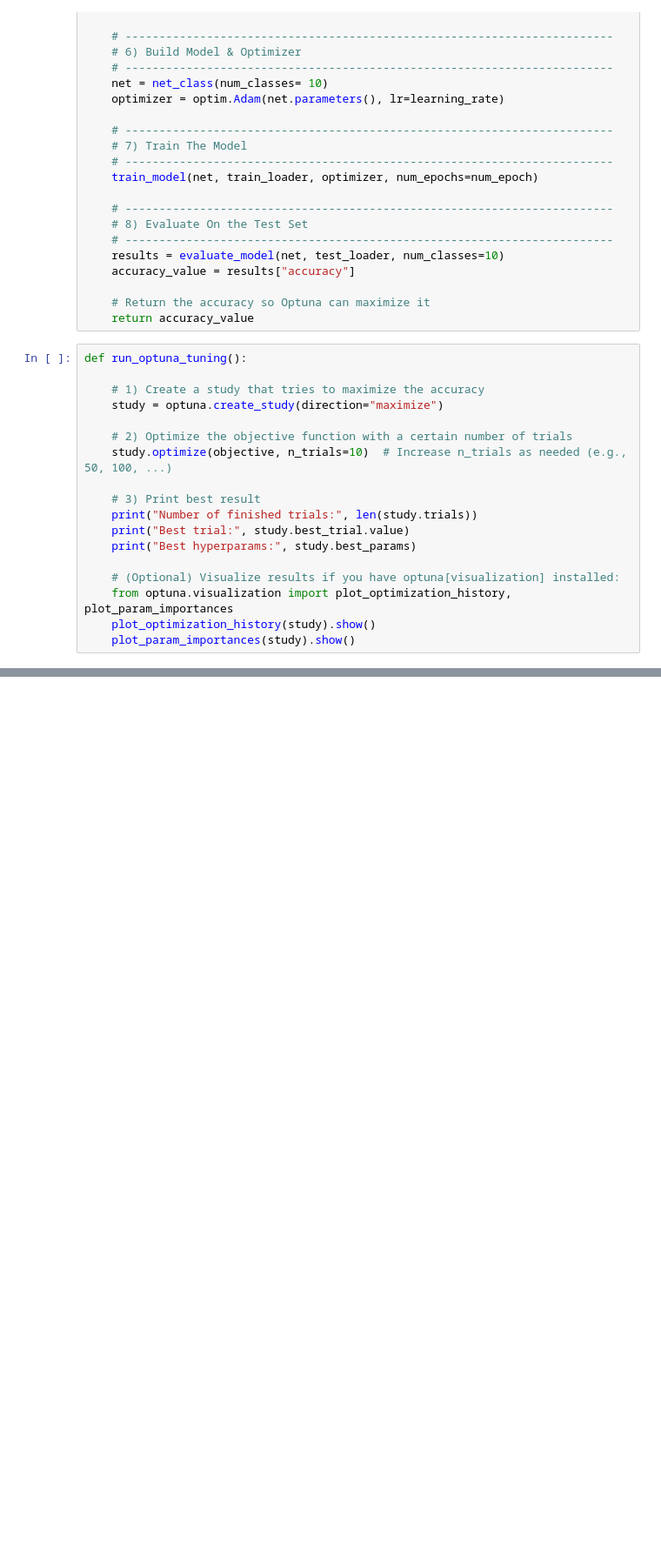
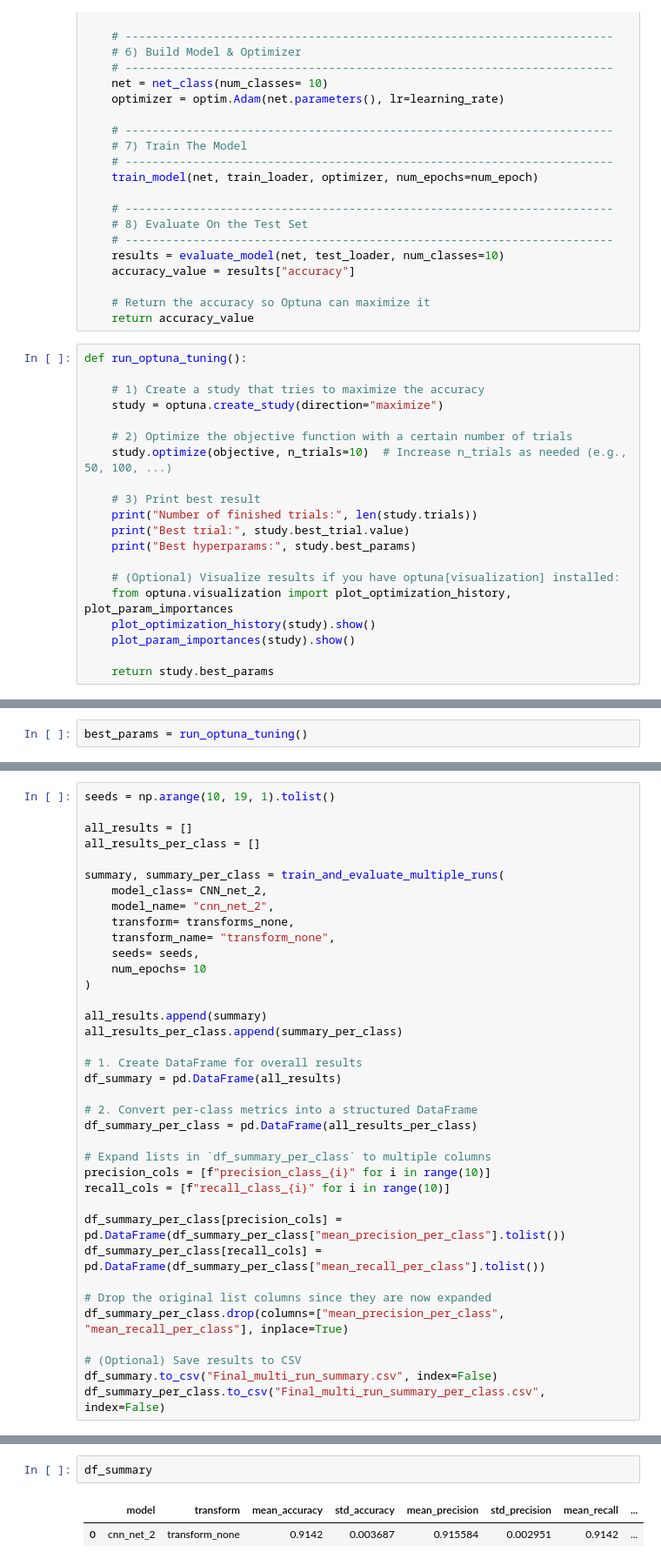
Before and after one commit to WasinYok/AutoTag-with-CNN, a Jupyter notebook: Cloth_tagging_with_CNN.ipynb, the cells around one changed output, grey strips where cells are left out. Shown at 87% size. Drawn from its saved outputs; the diff is of its cells as text; blank space fills up the shorter version.

Commit message:
Selected the Final CNN Model

```diff
--- a/Cloth_tagging_with_CNN.ipynb
+++ b/Cloth_tagging_with_CNN.ipynb
@@ -941,3 +925,5 @@ def run_optuna_tuning():
     from optuna.visualization import plot_optimization_history, plot_param_importances
     plot_optimization_history(study).show()
     plot_param_importances(study).show()
+
+    return study.best_params
@@ -983,0 +930,2 @@ Epoch 5/5, Training Loss: 0.3232
+# %%
+best_params = run_optuna_tuning()
@@ -983,0 +1060,37 @@ Epoch 5/5, Training Loss: 0.3232
+# %%
+seeds = np.arange(10, 19, 1).tolist()
+
+all_results = []
+all_results_per_class = []
+
+summary, summary_per_class = train_and_evaluate_multiple_runs(
+    model_class= CNN_net_2,
+    model_name= "cnn_net_2",
+    transform= transforms_none,
+    transform_name= "transform_none",
+    seeds= seeds,
+    num_epochs= 10
+)
+
+all_results.append(summary)
+all_results_per_class.append(summary_per_class)
+
+# 1. Create DataFrame for overall results
+df_summary = pd.DataFrame(all_results)
+
+# 2. Convert per-class metrics into a structured DataFrame
+df_summary_per_class = pd.DataFrame(all_results_per_class)
+
+# Expand lists in `df_summary_per_class` to multiple columns
+precision_cols = [f"precision_class_{i}" for i in range(10)]
+recall_cols = [f"recall_class_{i}" for i in range(10)]
+
+df_summary_per_class[precision_cols] = pd.DataFrame(df_summary_per_class["mean_precision_per_class"].tolist())
+df_summary_per_class[recall_cols] = pd.DataFrame(df_summary_per_class["mean_recall_per_class"].tolist())
+
+# Drop the original list columns since they are now expanded
+df_summary_per_class.drop(columns=["mean_precision_per_class", "mean_recall_per_class"], inplace=True)
+
+# (Optional) Save results to CSV
+df_summary.to_csv("Final_multi_run_summary.csv", index=False)
+df_summary_per_class.to_csv("Final_multi_run_summary_per_class.csv", index=False)
@@ -983,0 +1115,5 @@ Epoch 5/5, Training Loss: 0.3232
+# %%
+df_summary
+# %% [output]
+|  | model | transform | mean_accuracy | std_accuracy | mean_precision | std_precision | mean_recall | ... |
+| 0 | cnn_net_2 | transform_none | 0.9142 | 0.003687 | 0.915584 | 0.002951 | 0.9142 | ... |
```
Also changed, not shown: parts of 6 cells of this notebook, 2 other files.
